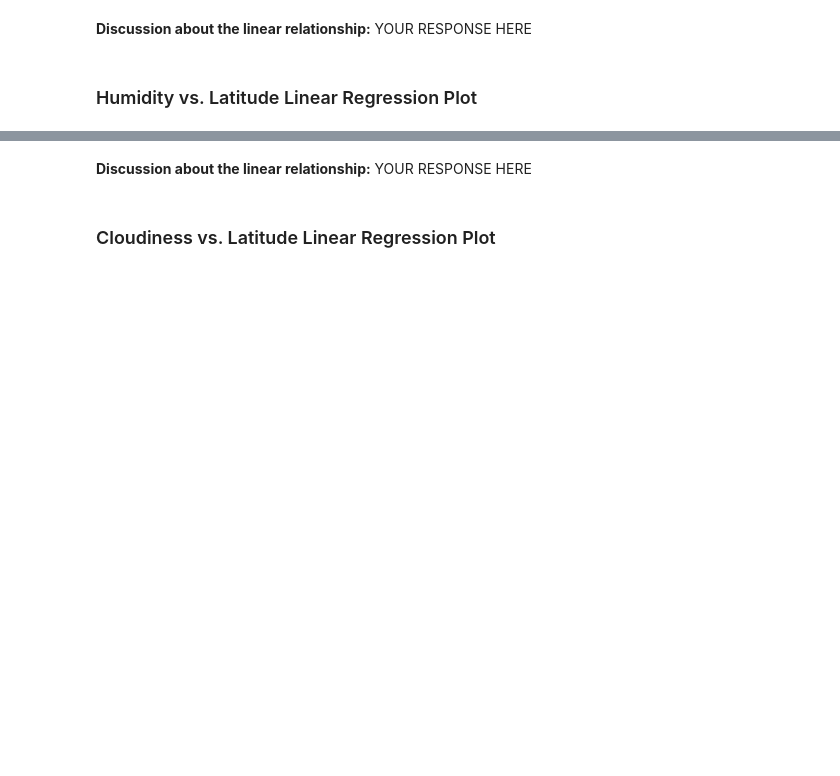
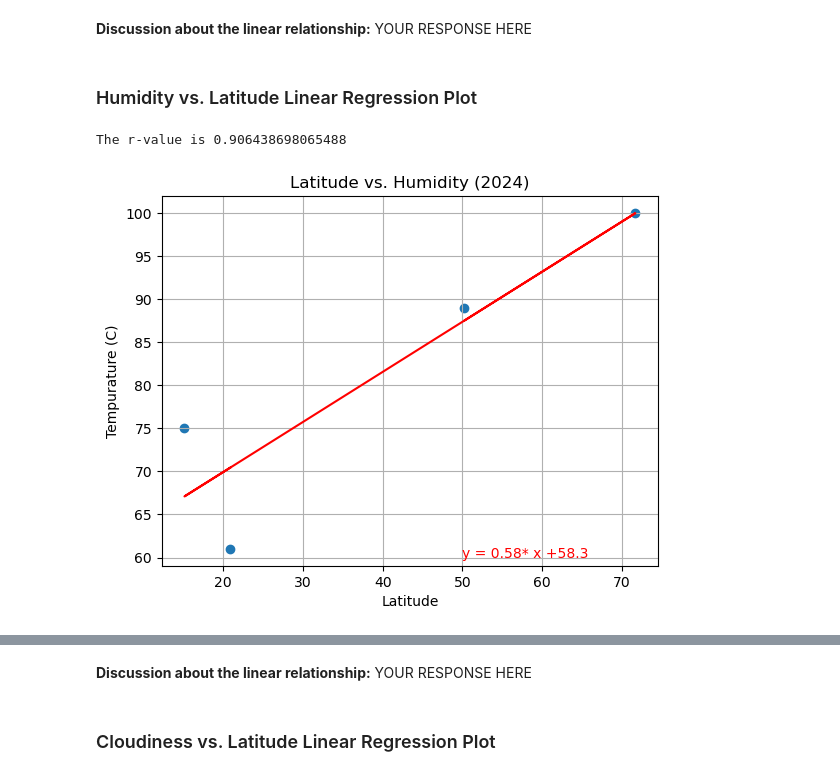
Before and after one commit to cindyd97/Weather_Analysis_Python-API, a Jupyter notebook: WeatherPy/WeatherPy.ipynb, the cells around one changed output, grey strips where cells are left out. Drawn from its saved outputs; the diff is of its cells as text; code cells hidden in the pictures; blank space fills up the shorter version.

```diff
--- a/WeatherPy/WeatherPy.ipynb
+++ b/WeatherPy/WeatherPy.ipynb
@@ -360,0 +356,20 @@ plt.scatter(northern_hemi_df['Humidity'],northern_hemi_df['Max Temp'],)
+# %%
+# Northern Hemisphere
+# YOUR CODE HERE
+plt.scatter(northern_hemi_df['Lat'],northern_hemi_df['Humidity'])
+
+plt.grid(True)
+plt.xlabel('Latitude')
+plt.ylabel('Tempurature (C)')
+plt.title('Latitude vs. Humidity (2024)')
+
+north_humid,slope,intercept,rvalue = calc_lin_req(northern_hemi_df['Lat'],northern_hemi_df['Humidity'])
+
+plt.plot(northern_hemi_df['Lat'],north_humid,color='red')
+
+line_eq = "y = "+ str(round(slope,2)) + "* x +" + str(round(intercept,2))
+plt.annotate(line_eq,(50,60),color='red')
+print(f'The r-value is {rvalue}')
+# %% [output]
+The r-value is 0.906438698065488
+[figure, added]
```
Also changed, not shown: parts of 24 cells of this notebook, 5 other files.
